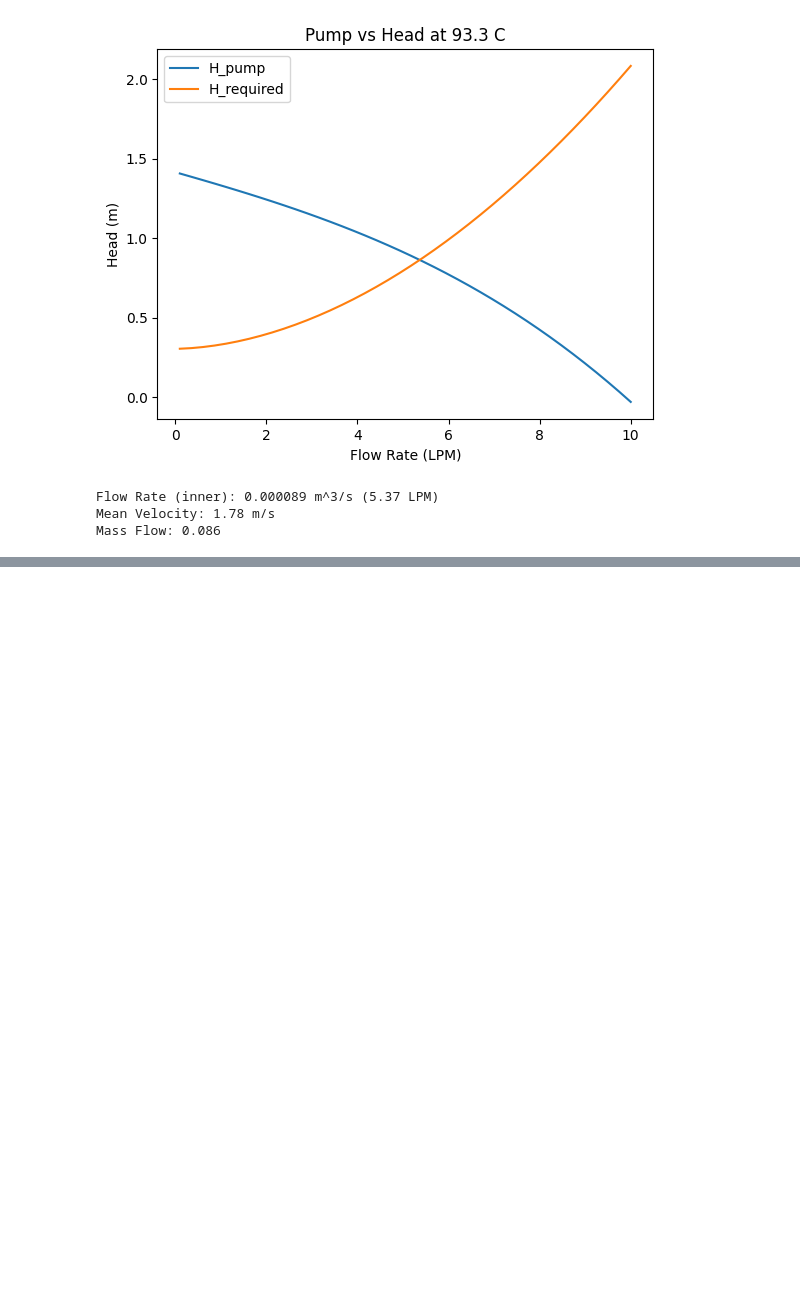
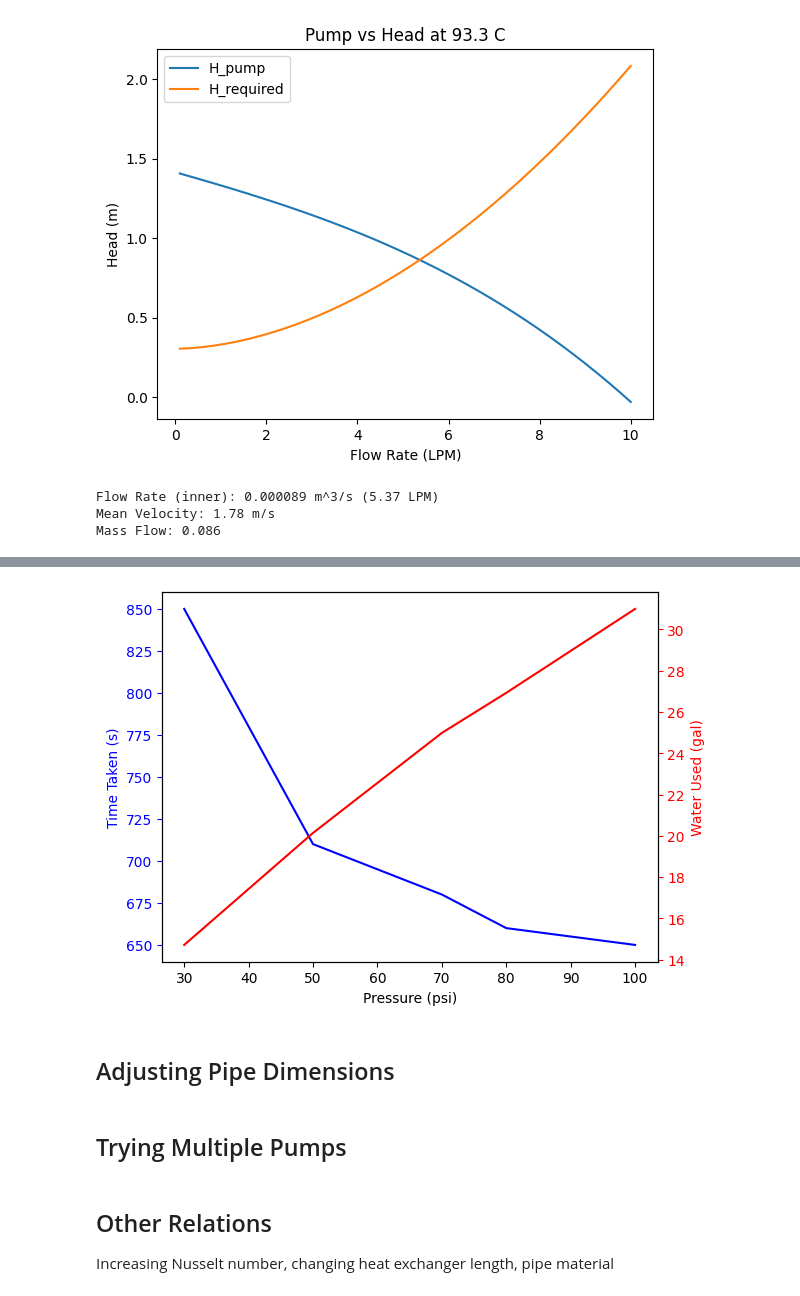
Before and after one commit to Jagardiner97/STAT-6685, a Jupyter notebook: Thermal Fluids Final Project/hxr.ipynb, the cells around one changed output, grey strips where cells are left out. Saved outputs shown, nothing was run; the diff lists cells and outputs as text; code cells hidden in the pictures; blank space fills up the shorter version.

```diff
--- a/Thermal Fluids Final Project/hxr.ipynb
+++ b/Thermal Fluids Final Project/hxr.ipynb
@@ -406,0 +549,28 @@ Water Used: 26.925 gallons
+# %%
+# Creating a figure and a single axis
+fig, ax1 = plt.subplots()
+
+# Plotting the first line (time taken vs pressure)
+ax1.plot(P_vals, time_taken, 'b-')
+ax1.set_xlabel('Pressure (psi)')
+# Making the y-axis label, ticks and tick labels match the line color.
+ax1.set_ylabel('Time Taken (s)', color='b')
+ax1.tick_params('y', colors='b')
+
+# Creating a second y-axis for the water used data
+ax2 = ax1.twinx()
+ax2.plot(P_vals, water_used, 'r-')
+ax2.set_ylabel('Water Used (gal)', color='r')
+ax2.tick_params('y', colors='r')
+
+# Showing the plot
+plt.show()
+# %% [output]
+[figure, added]
+# %% [markdown]
+## Adjusting Pipe Dimensions
+# %% [markdown]
+## Trying Multiple Pumps
+# %% [markdown]
+## Other Relations
+Increasing Nusselt number, changing heat exchanger length, pipe material
```
Also changed, not shown: parts of 12 cells of this notebook.
